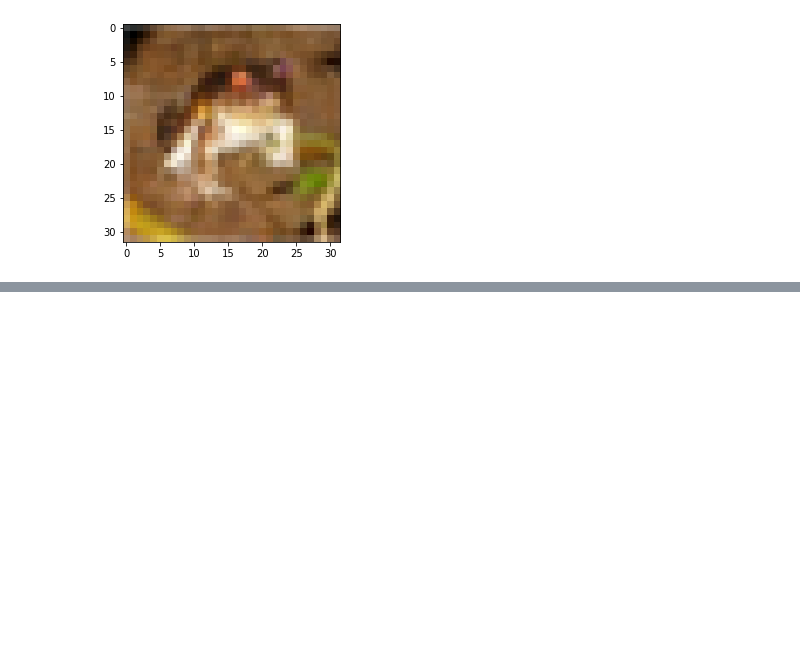
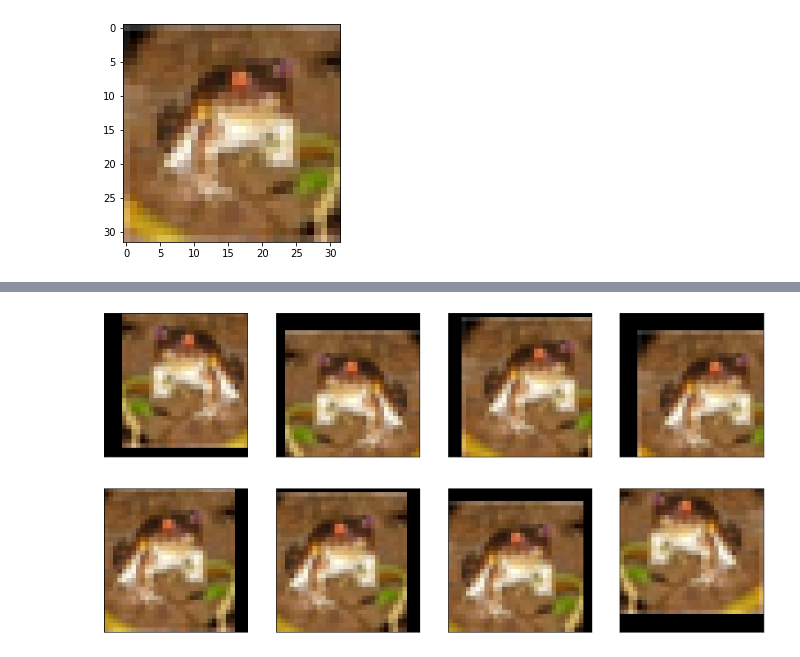
Before and after one commit to tjwhitaker/thewhiteacre, a Jupyter notebook: src/notebooks/data-augmentation.ipynb, the cells around one changed output, grey strips where cells are left out. Cells and saved outputs as stored; diff of their text form; code cells hidden in the pictures; blank space fills up the shorter version.

```diff
--- a/src/notebooks/data-augmentation.ipynb
+++ b/src/notebooks/data-augmentation.ipynb
@@ -26,0 +67,20 @@ plt.imshow(train[0][0])
+# %%
+def plot_samples(img, transforms, rows=2, cols=4):
+    imgs = [transforms(img) for _ in range(rows*cols)]
+
+    fig, axs = plt.subplots(rows, cols, figsize=(cols*4,rows*4))
+
+    for i in range(rows):
+        for j in range(cols):
+            axs[i,j].imshow(imgs[(cols*i)+j])
+            axs[i,j].set(xticklabels=[], yticklabels=[], xticks=[], yticks=[])
+
+
+transforms = torchvision.transforms.Compose(
+    [torchvision.transforms.RandomCrop(32, padding=4),
+     torchvision.transforms.RandomHorizontalFlip()])
+
+img = train_dataset[0][0]
+plot_samples(img, transforms, 2, 4)
+# %% [output]
+[figure, added]
```
Also changed, not shown: parts of 8 cells of this notebook, 14 other files.
